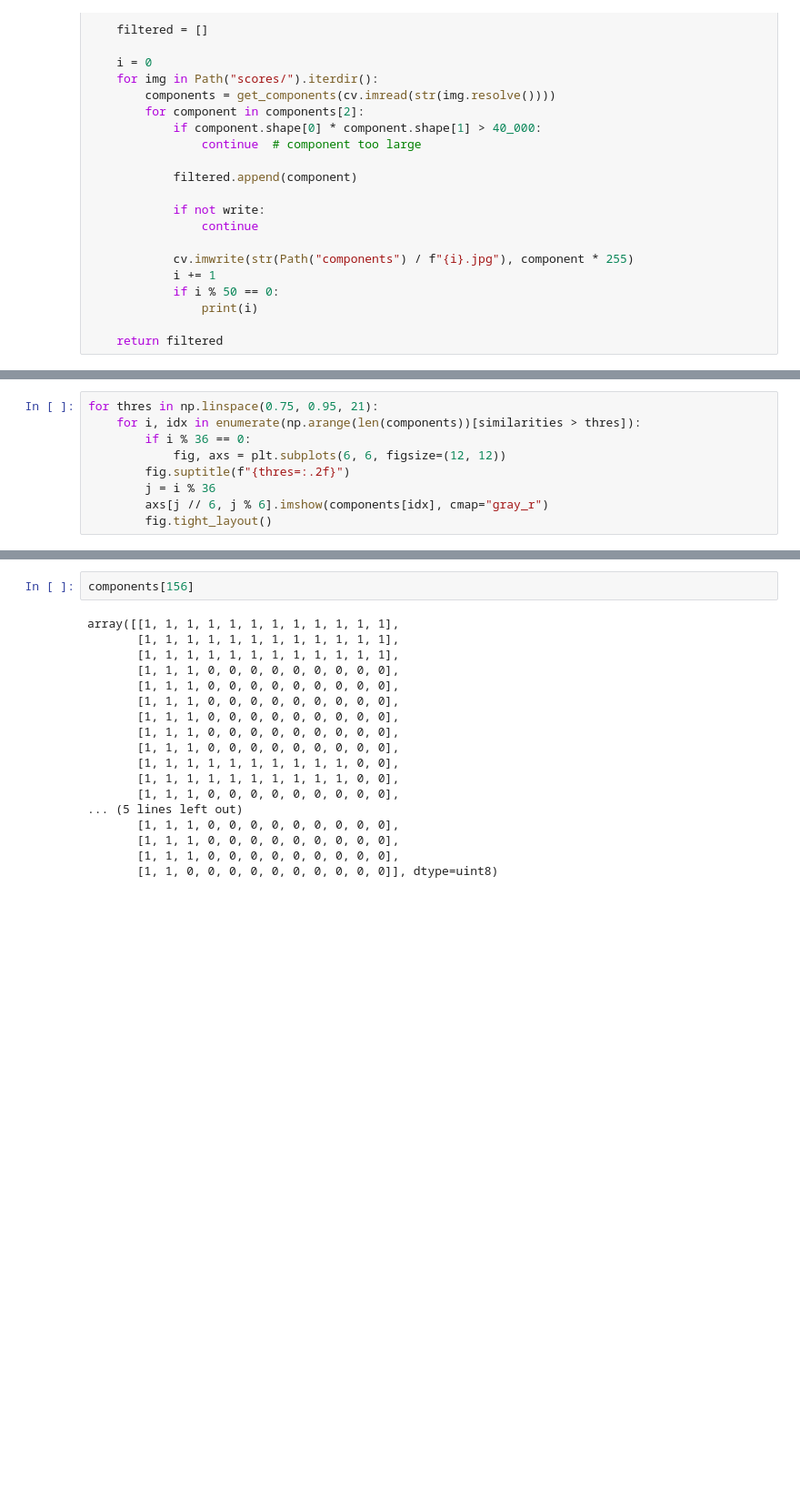
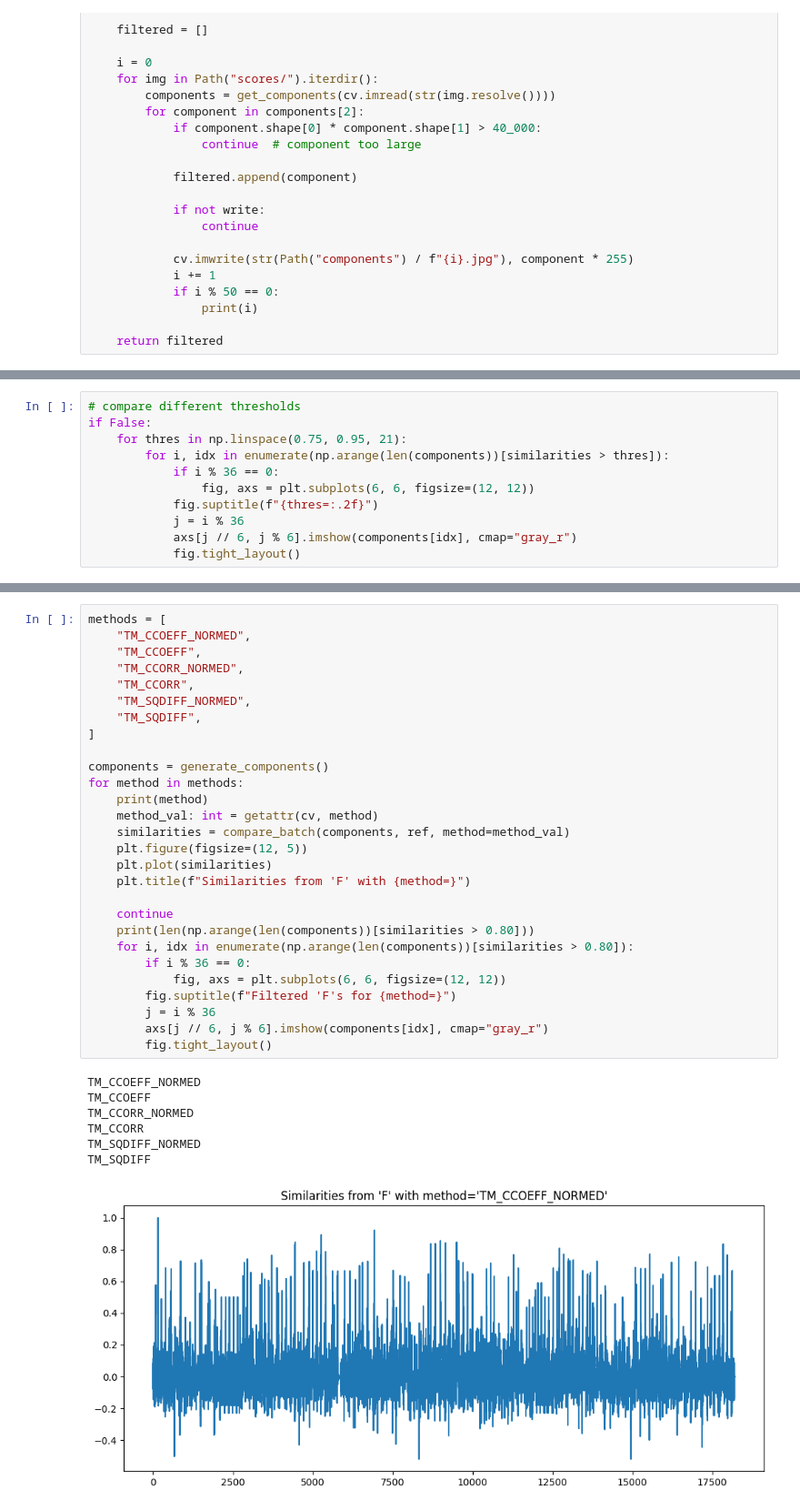
Before and after one commit to acciochris/nmn-dataset, a Jupyter notebook: notebooks/classification.ipynb, the cells around one changed output, grey strips where cells are left out. Shown at 91% size. Cells and saved outputs as stored; diff of their text form; blank space fills up the shorter version.

```diff
--- a/notebooks/classification.ipynb
+++ b/notebooks/classification.ipynb
@@ -106,9 +161,11 @@ Text(0.5, 1.0, "Similarities from 'F'")
 # %%
-for thres in np.linspace(0.75, 0.95, 21):
-    for i, idx in enumerate(np.arange(len(components))[similarities > thres]):
-        if i % 36 == 0:
-            fig, axs = plt.subplots(6, 6, figsize=(12, 12))
-        fig.suptitle(f"{thres=:.2f}")
-        j = i % 36
-        axs[j // 6, j % 6].imshow(components[idx], cmap="gray_r")
-        fig.tight_layout()
+# compare different thresholds
+if False:
+    for thres in np.linspace(0.75, 0.95, 21):
+        for i, idx in enumerate(np.arange(len(components))[similarities > thres]):
+            if i % 36 == 0:
+                fig, axs = plt.subplots(6, 6, figsize=(12, 12))
+            fig.suptitle(f"{thres=:.2f}")
+            j = i % 36
+            axs[j // 6, j % 6].imshow(components[idx], cmap="gray_r")
+            fig.tight_layout()
@@ -154,20 +172,36 @@ array([[1, 1, 1, 1, 1, 1, 1, 1, 1, 1, 1, 1],
-# %%
-components[156]
-# %% [output]
-array([[1, 1, 1, 1, 1, 1, 1, 1, 1, 1, 1, 1],
-       [1, 1, 1, 1, 1, 1, 1, 1, 1, 1, 1, 1],
-       [1, 1, 1, 1, 1, 1, 1, 1, 1, 1, 1, 1],
-       [1, 1, 1, 0, 0, 0, 0, 0, 0, 0, 0, 0],
-       [1, 1, 1, 0, 0, 0, 0, 0, 0, 0, 0, 0],
-       [1, 1, 1, 0, 0, 0, 0, 0, 0, 0, 0, 0],
-       [1, 1, 1, 0, 0, 0, 0, 0, 0, 0, 0, 0],
-       [1, 1, 1, 0, 0, 0, 0, 0, 0, 0, 0, 0],
-       [1, 1, 1, 0, 0, 0, 0, 0, 0, 0, 0, 0],
-       [1, 1, 1, 1, 1, 1, 1, 1, 1, 1, 0, 0],
-       [1, 1, 1, 1, 1, 1, 1, 1, 1, 1, 0, 0],
-       [1, 1, 1, 0, 0, 0, 0, 0, 0, 0, 0, 0],
-... (5 lines left out)
-       [1, 1, 1, 0, 0, 0, 0, 0, 0, 0, 0, 0],
-       [1, 1, 1, 0, 0, 0, 0, 0, 0, 0, 0, 0],
-       [1, 1, 1, 0, 0, 0, 0, 0, 0, 0, 0, 0],
-       [1, 1, 0, 0, 0, 0, 0, 0, 0, 0, 0, 0]], dtype=uint8)
+# %%
+methods = [
+    "TM_CCOEFF_NORMED",
+    "TM_CCOEFF",
+    "TM_CCORR_NORMED",
+    "TM_CCORR",
+    "TM_SQDIFF_NORMED",
+    "TM_SQDIFF",
+]
+
+components = generate_components()
+for method in methods:
+    print(method)
+    method_val: int = getattr(cv, method)
+    similarities = compare_batch(components, ref, method=method_val)
+    plt.figure(figsize=(12, 5))
+    plt.plot(similarities)
+    plt.title(f"Similarities from 'F' with {method=}")
+
+    continue
+    print(len(np.arange(len(components))[similarities > 0.80]))
+    for i, idx in enumerate(np.arange(len(components))[similarities > 0.80]):
+        if i % 36 == 0:
+            fig, axs = plt.subplots(6, 6, figsize=(12, 12))
+        fig.suptitle(f"Filtered 'F's for {method=}")
+        j = i % 36
+        axs[j // 6, j % 6].imshow(components[idx], cmap="gray_r")
+        fig.tight_layout()
+# %% [output]
+TM_CCOEFF_NORMED
+TM_CCOEFF
+TM_CCORR_NORMED
+TM_CCORR
+TM_SQDIFF_NORMED
+TM_SQDIFF
+[figure, added]
```
Also changed, not shown: parts of 15 cells of this notebook, 1 other file.
